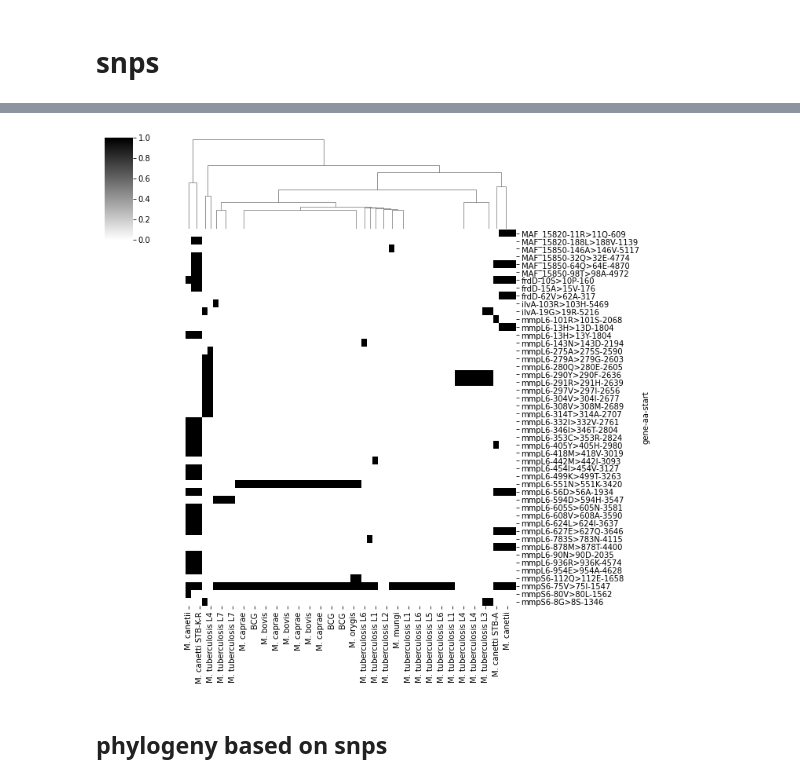
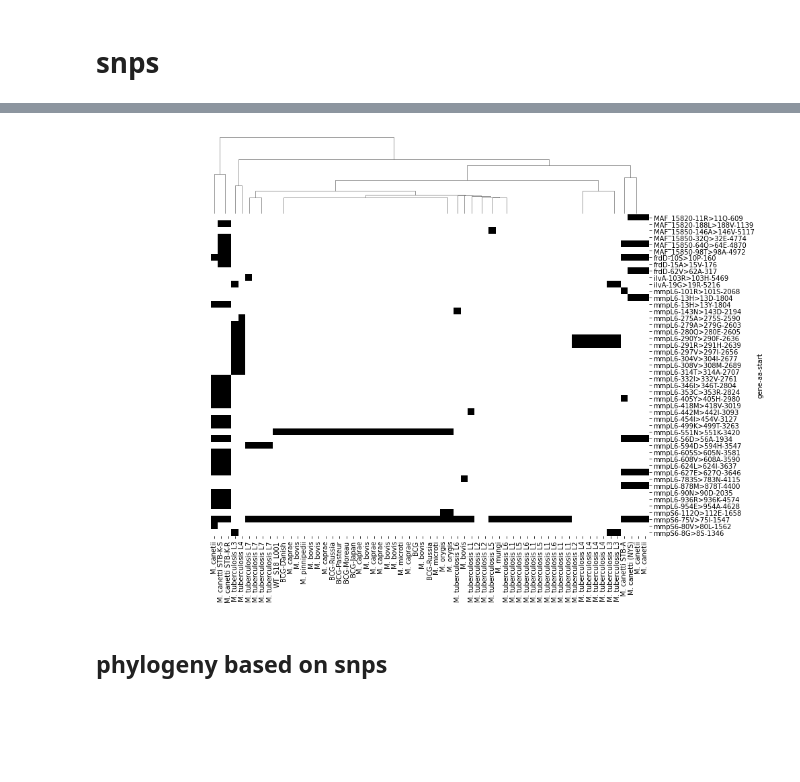
Before and after one commit to dmnfarrell/mtbc_analyses, a Jupyter notebook: tbd1/analysis.ipynb, the cells around one changed output, grey strips where cells are left out. Saved outputs shown, nothing was run; the diff lists cells and outputs as text; code cells hidden in the pictures; blank space fills up the shorter version.

```diff
--- a/tbd1/analysis.ipynb
+++ b/tbd1/analysis.ipynb
@@ -129,7 +129,9 @@ X
 # %%
-fg=sns.clustermap(X,row_cluster=False,cmap='gray_r',yticklabels=True)
+cm=sns.clustermap(X,row_cluster=False,cmap='gray_r',figsize=(14,10),
+                  xticklabels=True,yticklabels=True)
+cm.cax.set_visible(False)
 # %% [output]
-[figure, old version]
+[figure, new version]
 # %% [markdown]
 ## phylogeny based on snps
 # %%
```
Also changed, not shown: parts of 4 cells of this notebook, 3 other files.
